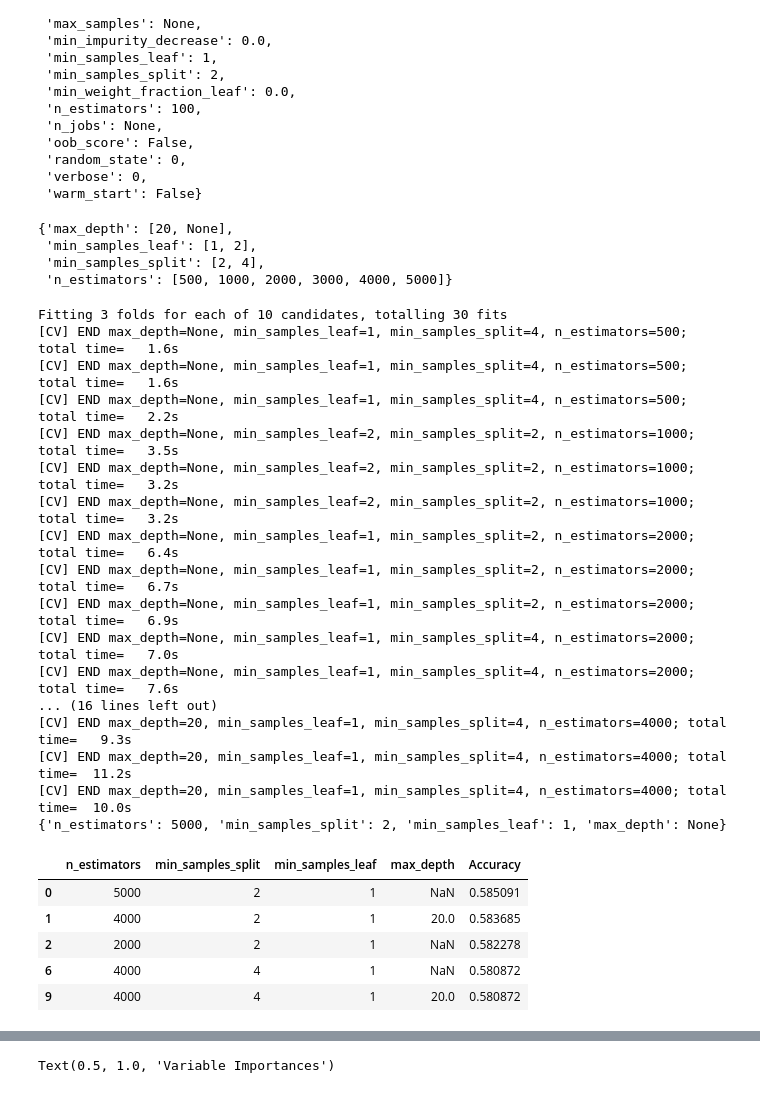
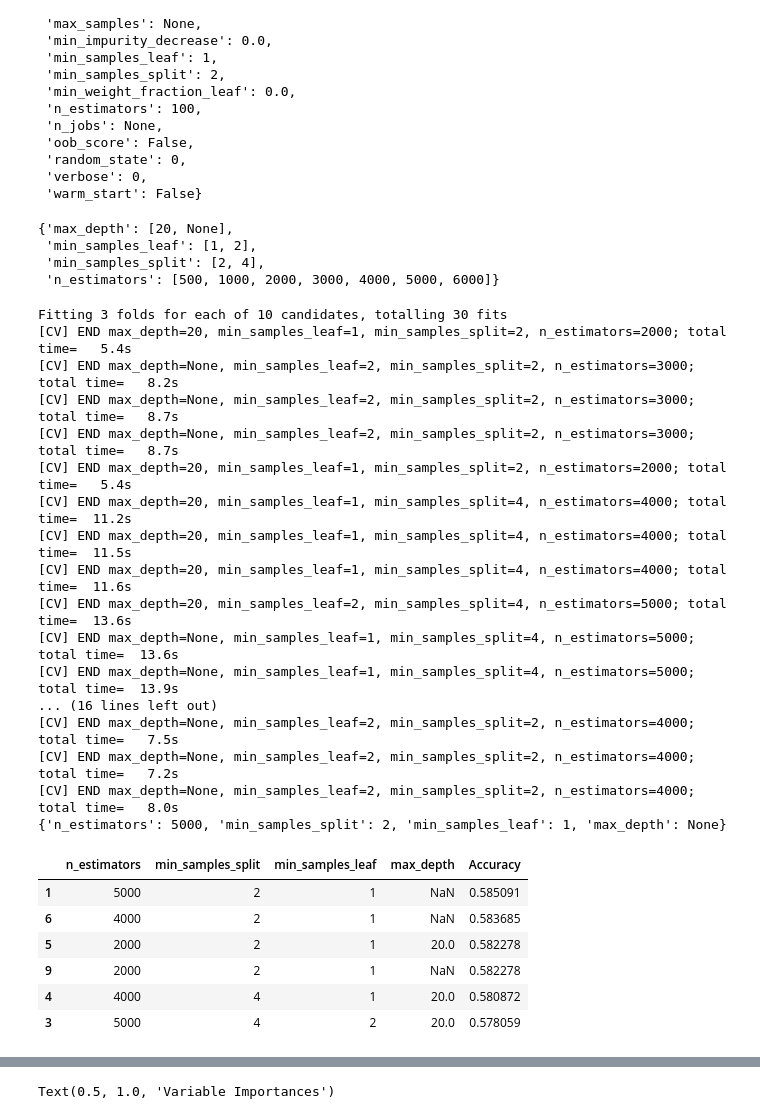
Before and after one commit to Lucas-dev-974/music-classification, a Jupyter notebook: randomForest.ipynb, the cells around one changed output, grey strips where cells are left out. Drawn from its saved outputs; the diff is of its cells as text; code cells hidden in the pictures.

```diff
--- a/randomForest.ipynb
+++ b/randomForest.ipynb
@@ -200,7 +193,7 @@ Parameters currently in use:
  'warm_start': False}
 # %%
 # nombre d'arbres
-n_estimators = [500, 1000, 2000, 3000, 4000, 5000]
+n_estimators = [500, 1000, 2000, 3000, 4000, 5000, 6000]
 # profondeur max de l'arbre
 max_depth = [20]
 max_depth.append(None)
@@ -220,44 +213,45 @@ pprint(random_grid)
 {'max_depth': [20, None],
  'min_samples_leaf': [1, 2],
  'min_samples_split': [2, 4],
- 'n_estimators': [500, 1000, 2000, 3000, 4000, 5000]}
+ 'n_estimators': [500, 1000, 2000, 3000, 4000, 5000, 6000]}
 # %%
 # création du modèle
 rf = RandomForestClassifier(random_state = 0, max_features = 'sqrt', bootstrap = True)
 
 # random search
 rf_random = RandomizedSearchCV(estimator = rf, param_distributions = random_grid, n_iter = 10, cv = 3, verbose=2, random_state=0, n_jobs = -1)
 
 # fit le modèle
 rf_random.fit(train_features, train_labels)
 
 pd_res = pd.concat([pd.DataFrame(rf_random.cv_results_["params"]),pd.DataFrame(rf_random.cv_results_["mean_test_score"], columns=["Accuracy"])],axis=1)
 pd_res = pd_res.sort_values('Accuracy', ascending=False)
 print(rf_random.best_params_)
-pd_res.head(5)
+pd_res.head(6)
 # %% [output]
 Fitting 3 folds for each of 10 candidates, totalling 30 fits
-[CV] END max_depth=None, min_samples_leaf=1, min_samples_split=4, n_estimators=500; total time=   1.6s
-[CV] END max_depth=None, min_samples_leaf=1, min_samples_split=4, n_estimators=500; total time=   1.6s
-[CV] END max_depth=None, min_samples_leaf=1, min_samples_split=4, n_estimators=500; total time=   2.2s
-[CV] END max_depth=None, min_samples_leaf=2, min_samples_split=2, n_estimators=1000; total time=   3.5s
-[CV] END max_depth=None, min_samples_leaf=2, min_samples_split=2, n_estimators=1000; total time=   3.2s
-[CV] END max_depth=None, min_samples_leaf=2, min_samples_split=2, n_estimators=1000; total time=   3.2s
-[CV] END max_depth=None, min_samples_leaf=1, min_samples_split=2, n_estimators=2000; total time=   6.4s
-[CV] END max_depth=None, min_samples_leaf=1, min_samples_split=2, n_estimators=2000; total time=   6.7s
-[CV] END max_depth=None, min_samples_leaf=1, min_samples_split=2, n_estimators=2000; total time=   6.9s
-[CV] END max_depth=None, min_samples_leaf=1, min_samples_split=4, n_estimators=2000; total time=   7.0s
-[CV] END max_depth=None, min_samples_leaf=1, min_samples_split=4, n_estimators=2000; total time=   7.6s
+[CV] END max_depth=20, min_samples_leaf=1, min_samples_split=2, n_estimators=2000; total time=   5.4s
+[CV] END max_depth=None, min_samples_leaf=2, min_samples_split=2, n_estimators=3000; total time=   8.2s
+[CV] END max_depth=None, min_samples_leaf=2, min_samples_split=2, n_estimators=3000; total time=   8.7s
+[CV] END max_depth=None, min_samples_leaf=2, min_samples_split=2, n_estimators=3000; total time=   8.7s
+[CV] END max_depth=20, min_samples_leaf=1, min_samples_split=2, n_estimators=2000; total time=   5.4s
+[CV] END max_depth=20, min_samples_leaf=1, min_samples_split=4, n_estimators=4000; total time=  11.2s
+[CV] END max_depth=20, min_samples_leaf=1, min_samples_split=4, n_estimators=4000; total time=  11.5s
+[CV] END max_depth=20, min_samples_leaf=1, min_samples_split=4, n_estimators=4000; total time=  11.6s
+[CV] END max_depth=20, min_samples_leaf=2, min_samples_split=4, n_estimators=5000; total time=  13.6s
+[CV] END max_depth=None, min_samples_leaf=1, min_samples_split=4, n_estimators=5000; total time=  13.6s
+[CV] END max_depth=None, min_samples_leaf=1, min_samples_split=4, n_estimators=5000; total time=  13.9s
 ... (16 lines left out)
-[CV] END max_depth=20, min_samples_leaf=1, min_samples_split=4, n_estimators=4000; total time=   9.3s
-[CV] END max_depth=20, min_samples_leaf=1, min_samples_split=4, n_estimators=4000; total time=  11.2s
-[CV] END max_depth=20, min_samples_leaf=1, min_samples_split=4, n_estimators=4000; total time=  10.0s
+[CV] END max_depth=None, min_samples_leaf=2, min_samples_split=2, n_estimators=4000; total time=   7.5s
+[CV] END max_depth=None, min_samples_leaf=2, min_samples_split=2, n_estimators=4000; total time=   7.2s
+[CV] END max_depth=None, min_samples_leaf=2, min_samples_split=2, n_estimators=4000; total time=   8.0s
 {'n_estimators': 5000, 'min_samples_split': 2, 'min_samples_leaf': 1, 'max_depth': None}
 |  | n_estimators | min_samples_split | min_samples_leaf | max_depth | Accuracy |
-| 0 | 5000 | 2 | 1 | NaN | 0.585091 |
-| 1 | 4000 | 2 | 1 | 20.0 | 0.583685 |
-| 2 | 2000 | 2 | 1 | NaN | 0.582278 |
-| 6 | 4000 | 4 | 1 | NaN | 0.580872 |
-| 9 | 4000 | 4 | 1 | 20.0 | 0.580872 |
+| 1 | 5000 | 2 | 1 | NaN | 0.585091 |
+| 6 | 4000 | 2 | 1 | NaN | 0.583685 |
+| 5 | 2000 | 2 | 1 | 20.0 | 0.582278 |
+| 9 | 2000 | 2 | 1 | NaN | 0.582278 |
+| 4 | 4000 | 4 | 1 | 20.0 | 0.580872 |
+| 3 | 5000 | 4 | 2 | 20.0 | 0.578059 |
 # %%
 # création du modèle
```
Also changed, not shown: parts of 4 cells of this notebook, 9 other files.
